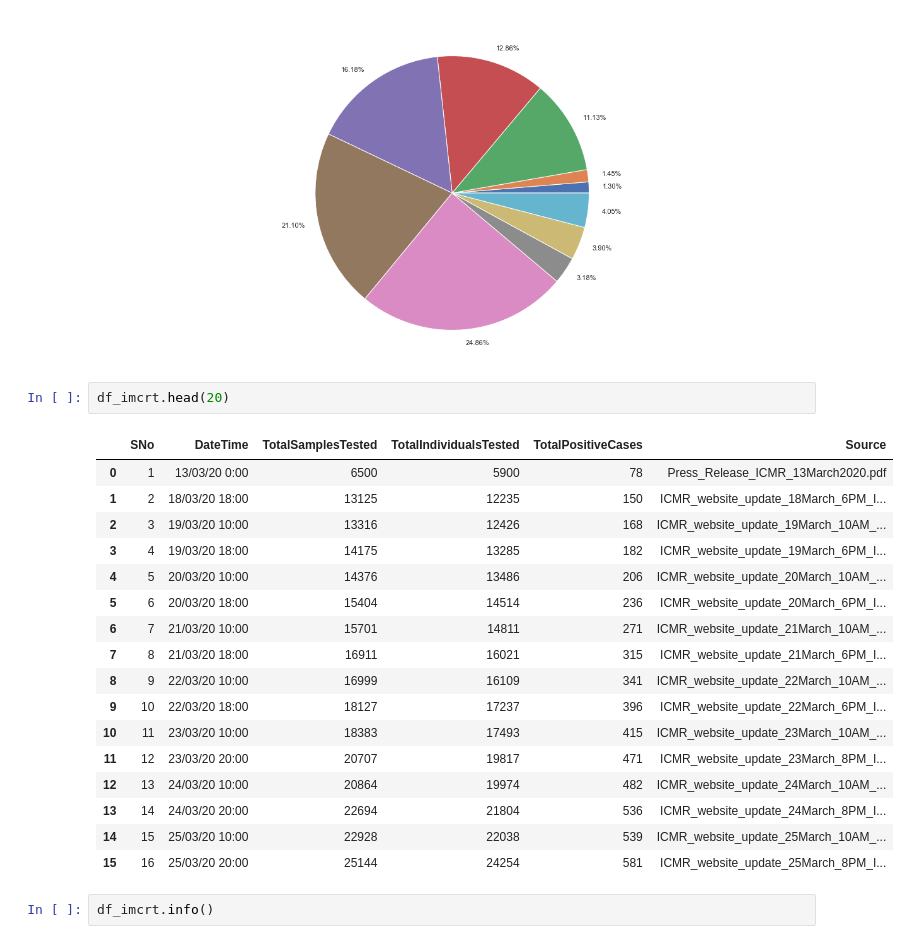
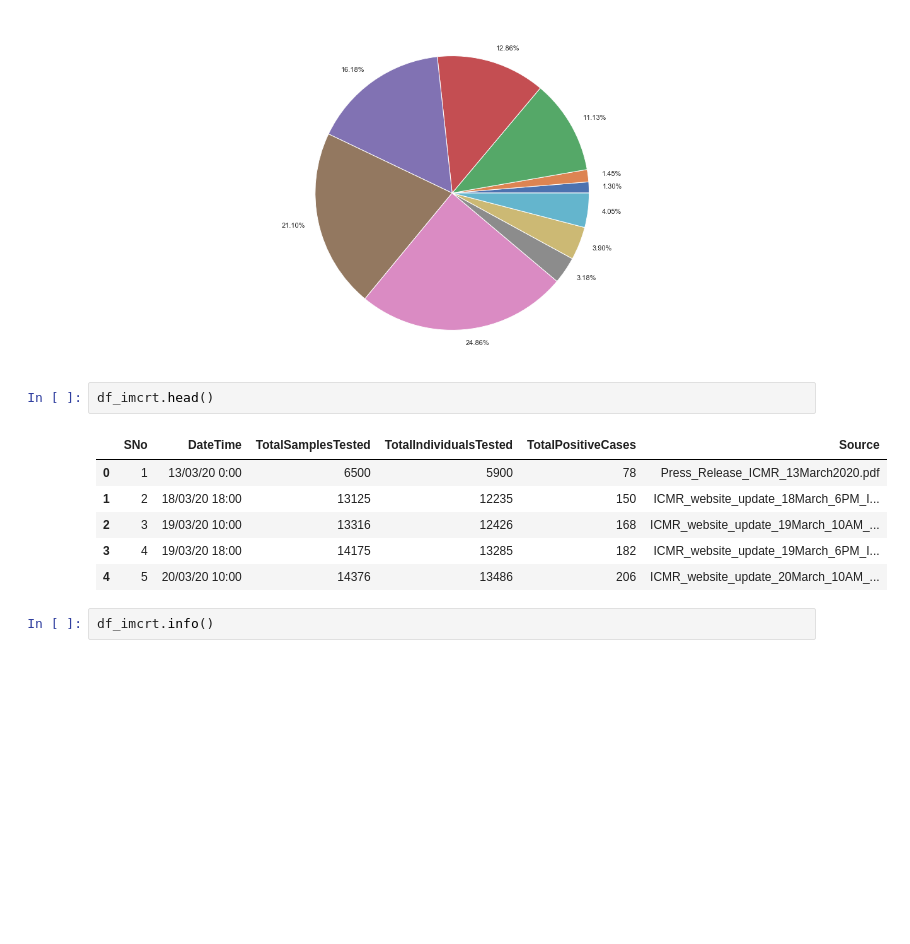
Before and after one commit to indranil180/Covid_19_India, a Jupyter notebook: COVID_India.ipynb, the cells around one changed output. Saved outputs shown, nothing was run; the diff lists cells and outputs as text; blank space fills up the shorter version.

```diff
--- a/COVID_India.ipynb
+++ b/COVID_India.ipynb
@@ -565,25 +535,14 @@ plt.show()
 # %% [output]
 [figure]
 # %%
-df_imcrt.head(20)
+df_imcrt.head()
 # %% [output]
 |  | SNo | DateTime | TotalSamplesTested | TotalIndividualsTested | TotalPositiveCases | Source |
 | 0 | 1 | 13/03/20 0:00 | 6500 | 5900 | 78 | Press_Release_ICMR_13March2020.pdf |
 | 1 | 2 | 18/03/20 18:00 | 13125 | 12235 | 150 | ICMR_website_update_18March_6PM_I... |
 | 2 | 3 | 19/03/20 10:00 | 13316 | 12426 | 168 | ICMR_website_update_19March_10AM_... |
 | 3 | 4 | 19/03/20 18:00 | 14175 | 13285 | 182 | ICMR_website_update_19March_6PM_I... |
 | 4 | 5 | 20/03/20 10:00 | 14376 | 13486 | 206 | ICMR_website_update_20March_10AM_... |
-| 5 | 6 | 20/03/20 18:00 | 15404 | 14514 | 236 | ICMR_website_update_20March_6PM_I... |
-| 6 | 7 | 21/03/20 10:00 | 15701 | 14811 | 271 | ICMR_website_update_21March_10AM_... |
-| 7 | 8 | 21/03/20 18:00 | 16911 | 16021 | 315 | ICMR_website_update_21March_6PM_I... |
-| 8 | 9 | 22/03/20 10:00 | 16999 | 16109 | 341 | ICMR_website_update_22March_10AM_... |
-| 9 | 10 | 22/03/20 18:00 | 18127 | 17237 | 396 | ICMR_website_update_22March_6PM_I... |
-| 10 | 11 | 23/03/20 10:00 | 18383 | 17493 | 415 | ICMR_website_update_23March_10AM_... |
-| 11 | 12 | 23/03/20 20:00 | 20707 | 19817 | 471 | ICMR_website_update_23March_8PM_I... |
-| 12 | 13 | 24/03/20 10:00 | 20864 | 19974 | 482 | ICMR_website_update_24March_10AM_... |
-| 13 | 14 | 24/03/20 20:00 | 22694 | 21804 | 536 | ICMR_website_update_24March_8PM_I... |
-| 14 | 15 | 25/03/20 10:00 | 22928 | 22038 | 539 | ICMR_website_update_25March_10AM_... |
-| 15 | 16 | 25/03/20 20:00 | 25144 | 24254 | 581 | ICMR_website_update_25March_8PM_I... |
 # %%
 df_imcrt.info()
 # %% [output]
```
Also changed, not shown: parts of 42 cells of this notebook.
